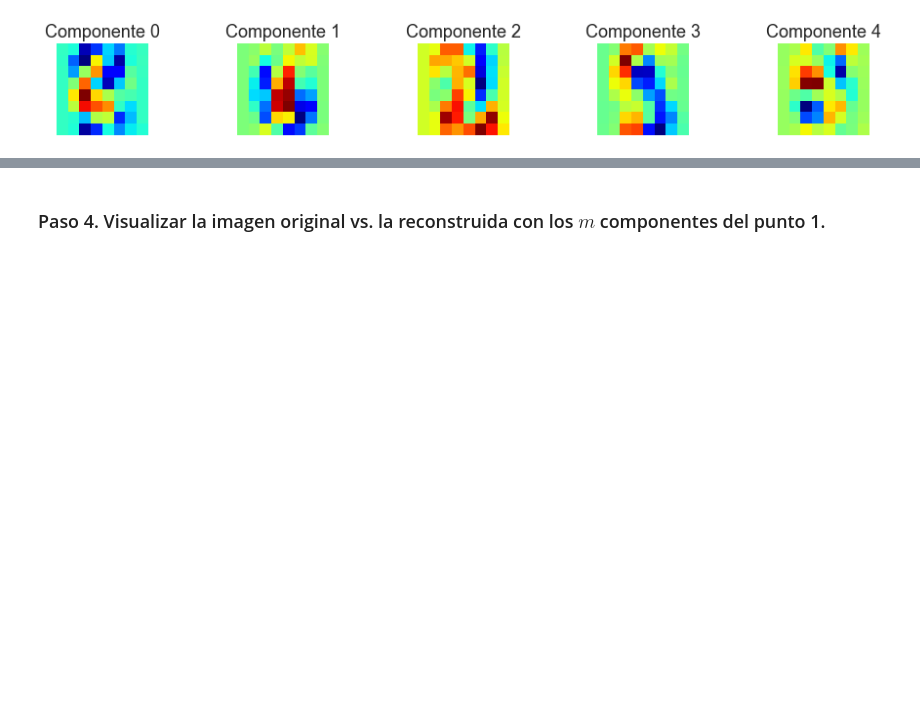
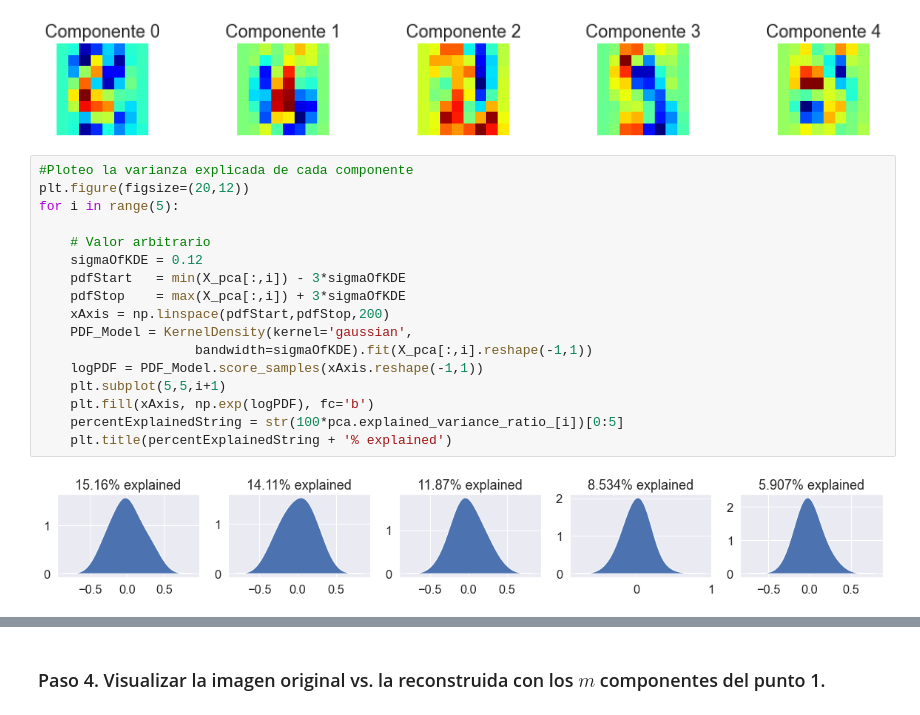
Before and after one commit to lionelgutierrez/CEIA_FIUBA_Intro_IA_2022_1B, a Jupyter notebook: Ejercicios-clase2/PCA - MNIST.ipynb, the cells around one changed output, grey strips where cells are left out. Saved outputs shown, nothing was run; the diff lists cells and outputs as text; blank space fills up the shorter version.

```diff
--- a/Ejercicios-clase2/PCA - MNIST.ipynb
+++ b/Ejercicios-clase2/PCA - MNIST.ipynb
@@ -112,3 +102,22 @@ for i in range(5):
     plt.axis('off')
 # %% [output]
 [figure]
+# %%
+#Ploteo la varianza explicada de cada componente
+plt.figure(figsize=(20,12))
+for i in range(5):
+
+    # Valor arbitrario
+    sigmaOfKDE = 0.12
+    pdfStart   = min(X_pca[:,i]) - 3*sigmaOfKDE
+    pdfStop    = max(X_pca[:,i]) + 3*sigmaOfKDE
+    xAxis = np.linspace(pdfStart,pdfStop,200)
+    PDF_Model = KernelDensity(kernel='gaussian',
+                    bandwidth=sigmaOfKDE).fit(X_pca[:,i].reshape(-1,1))
+    logPDF = PDF_Model.score_samples(xAxis.reshape(-1,1))
+    plt.subplot(5,5,i+1)
+    plt.fill(xAxis, np.exp(logPDF), fc='b')
+    percentExplainedString = str(100*pca.explained_variance_ratio_[i])[0:5]
+    plt.title(percentExplainedString + '% explained')
+# %% [output]
+[figure, added]
```
Also changed, not shown: parts of 17 cells of this notebook, 1 other file.
